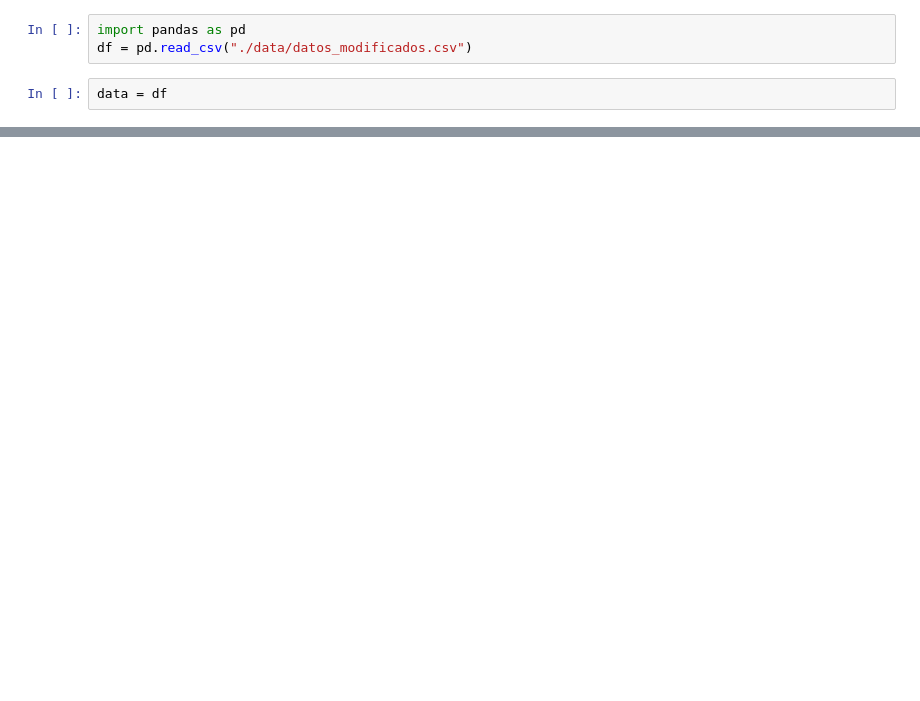
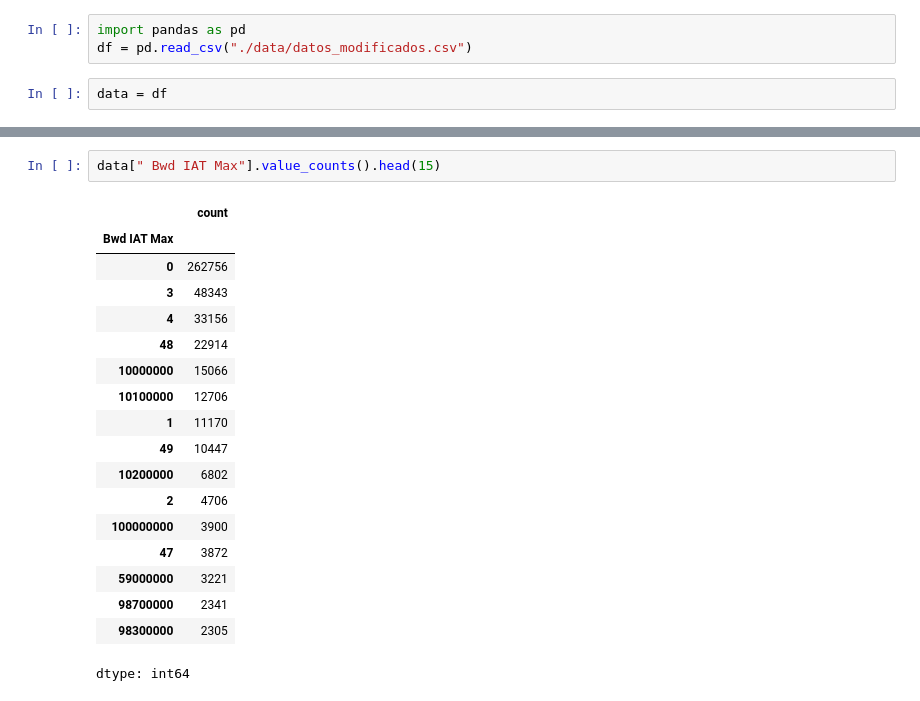
Before and after one commit to arantafall/prediccion-ataques-ciber, a Jupyter notebook: AnalisisEDA.ipynb, the cells around one changed output, grey strips where cells are left out. Cells and saved outputs as stored; diff of their text form; blank space fills up the shorter version.

```diff
--- a/AnalisisEDA.ipynb
+++ b/AnalisisEDA.ipynb
@@ -60,0 +123,21 @@ dtype: int64
+# %%
+data[" Bwd IAT Max"].value_counts().head(15)
+# %% [output]
+|  | count |
+| Bwd IAT Max |  |
+| 0 | 262756 |
+| 3 | 48343 |
+| 4 | 33156 |
+| 48 | 22914 |
+| 10000000 | 15066 |
+| 10100000 | 12706 |
+| 1 | 11170 |
+| 49 | 10447 |
+| 10200000 | 6802 |
+| 2 | 4706 |
+| 100000000 | 3900 |
+| 47 | 3872 |
+| 59000000 | 3221 |
+| 98700000 | 2341 |
+| 98300000 | 2305 |
+dtype: int64
```
Also changed, not shown: parts of 10 cells of this notebook.
